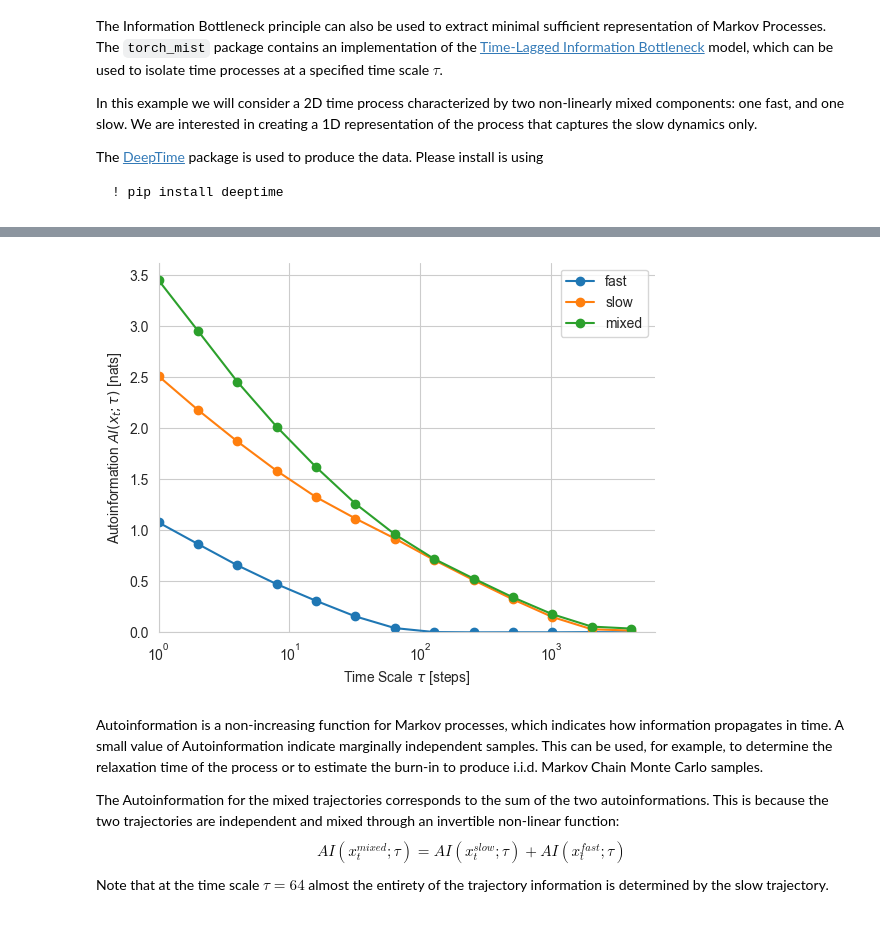
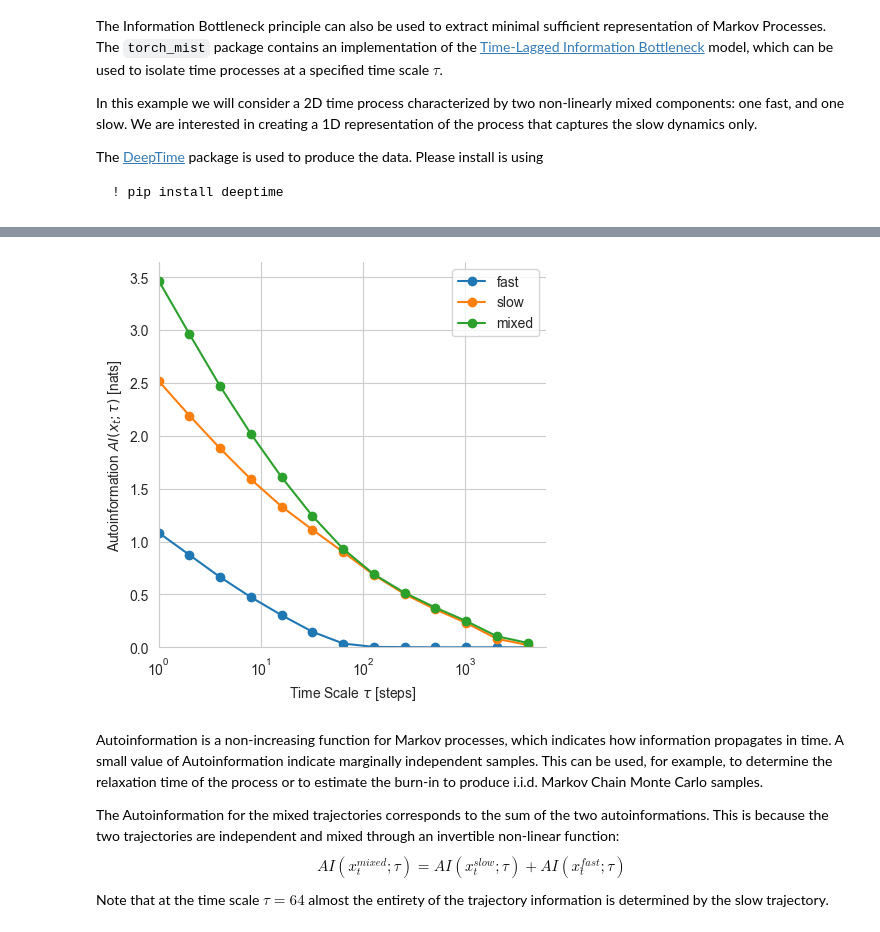
Before and after one commit to mfederici/torch-mist, a Jupyter notebook: docs/notebooks/examples/temporal_information.ipynb, the cells around one changed output, grey strips where cells are left out. Drawn from its saved outputs; the diff is of its cells as text; code cells hidden in the pictures.

```diff
--- a/docs/notebooks/examples/temporal_information.ipynb
+++ b/docs/notebooks/examples/temporal_information.ipynb
@@ -76,6 +127,12 @@ AI(x_t;\tau) = \mathbb{E}_t[I(x_t;x_{t+\tau})]
 $$
 # %%
 from torch_mist.utils.estimation import estimate_temporal_mi
+
+trajectories = {
+    "fast": fast_traj,
+    "slow": slow_traj,
+    "mixed": mixed_traj
+}
 
 # Time scales at which we want to measure mutual information (from 1 to 2^13)
 lagtimes = 2**np.arange(13).astype(np.int32)
@@ -83,10 +140,10 @@ lagtimes = 2**np.arange(13).astype(np.int32)
 estimation_params = dict(
     batch_size=128,
     hidden_dims=[256, 128],
-    max_epochs=10,
+    max_epochs=20,
     neg_samples=8,
     patience=2,
-    verbose=True,
+    verbose=False,
 )
 
 results = {}
@@ -94,6 +151,7 @@ results = {}
 # For each trajectory
 for name, trajectory in trajectories.items():
     # We estimate the mutual information at the specified scales (using the default SMILE estimator)
+    # (This may require a few minutes)
     temporal_mutual_information, train_log = estimate_temporal_mi(
         lagtimes=lagtimes,
         data=trajectory,
@@ -160,16 +166,18 @@ Evaluating the value of Mutual Information
 # %%
 # Plot the value of Autoinformation over time
+f, ax = plt.subplots(1,1, figsize=(5,5))
+
 for name, mi_values in results.items():
     plt.plot(lagtimes, mi_values, marker='o', label=name)
 plt.xscale('log')
 plt.legend()
 plt.ylim(0,)
 plt.xlim(1,)
 plt.xlabel("Time Scale $\\tau$ [steps]")
 plt.ylabel("Autoinformation $AI(x_t;\\tau)$ [nats]")
 sns.despine()
 # %% [output]
-[figure, old version]
+[figure, new version]
 # %% [markdown]
 Autoinformation is a non-increasing function for Markov processes, which indicates how information propagates in time. A small value of Autoinformation indicate marginally independent samples. This can be used, for example, to determine the relaxation time of the process or to estimate the burn-in to produce i.i.d. Markov Chain Monte Carlo samples.
 
```
Also changed, not shown: parts of 14 cells of this notebook.
